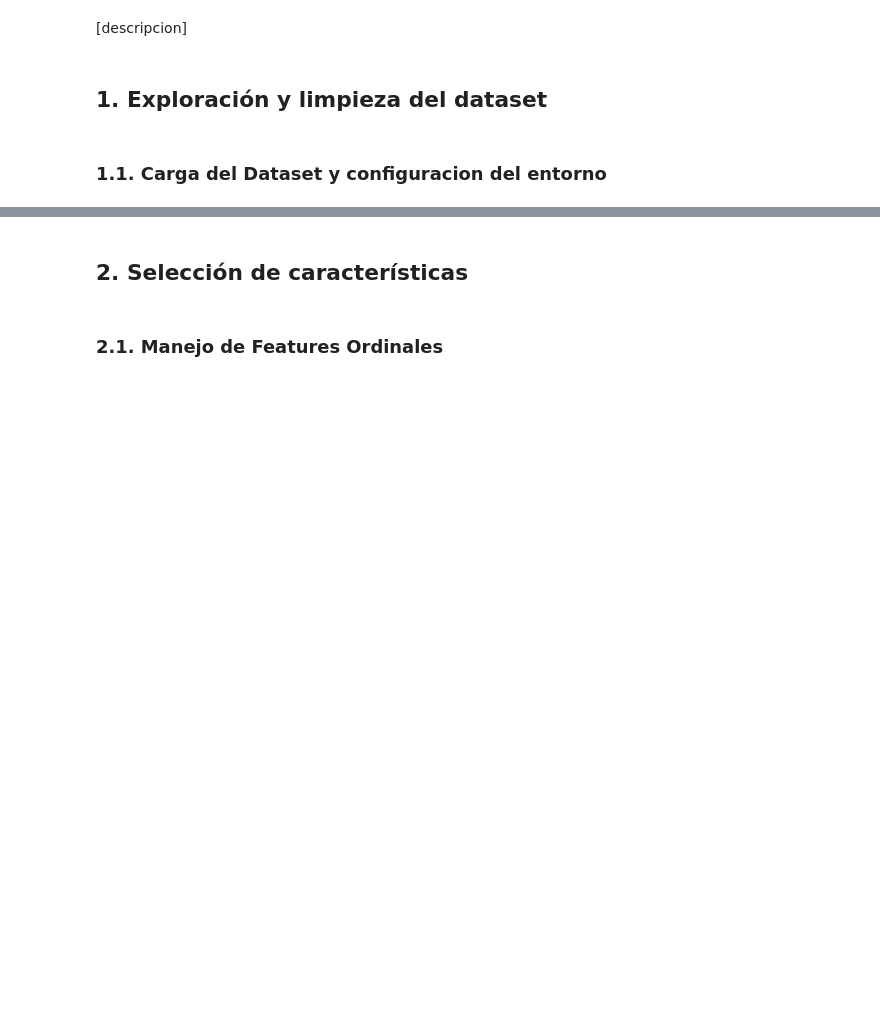
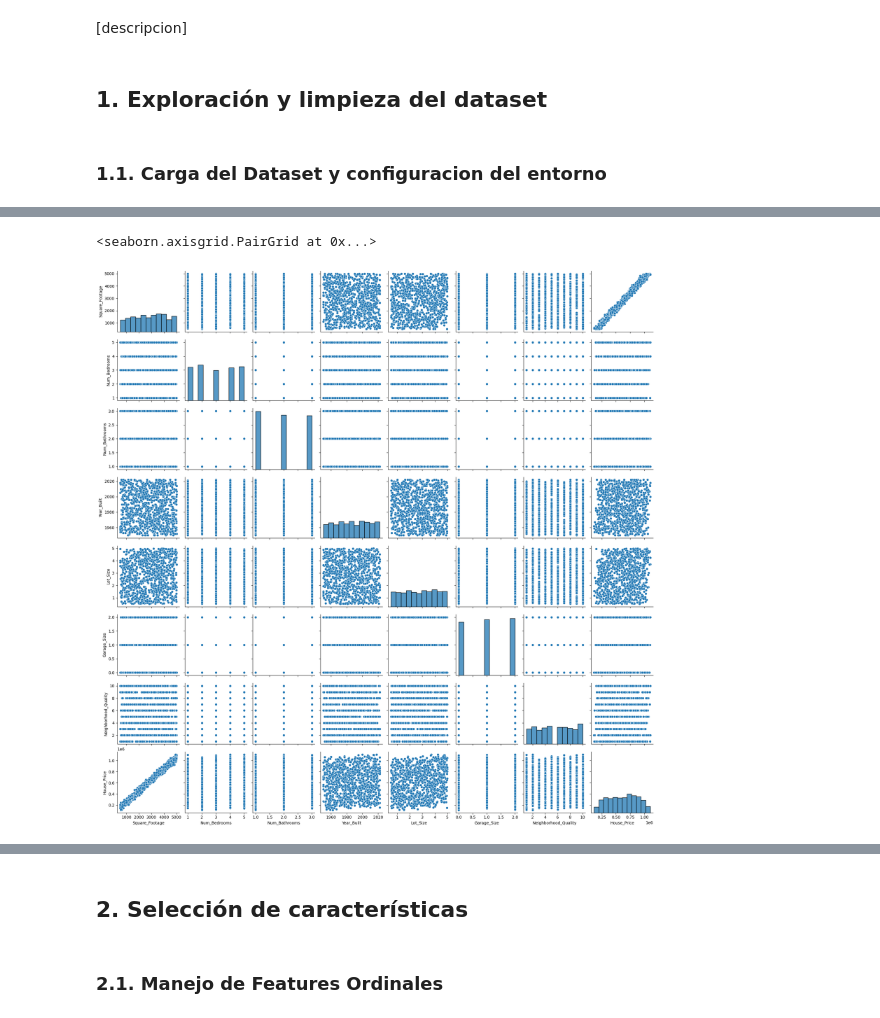
Before and after one commit to XoulEater/Tarea_1_IA, a Jupyter notebook: main.ipynb, the cells around one changed output, grey strips where cells are left out. Drawn from its saved outputs; the diff is of its cells as text; code cells hidden in the pictures; blank space fills up the shorter version.

```diff
--- a/main.ipynb
+++ b/main.ipynb
@@ -27,0 +73,5 @@ ValueError: Unsupported file extension: ''. Supported file extensions are: .csv,
+# %%
+sns.pairplot(data,palette='RdBu')
+# %% [output]
+<seaborn.axisgrid.PairGrid at 0x...>
+[figure, added]
```
Also changed, not shown: parts of 20 cells of this notebook.
